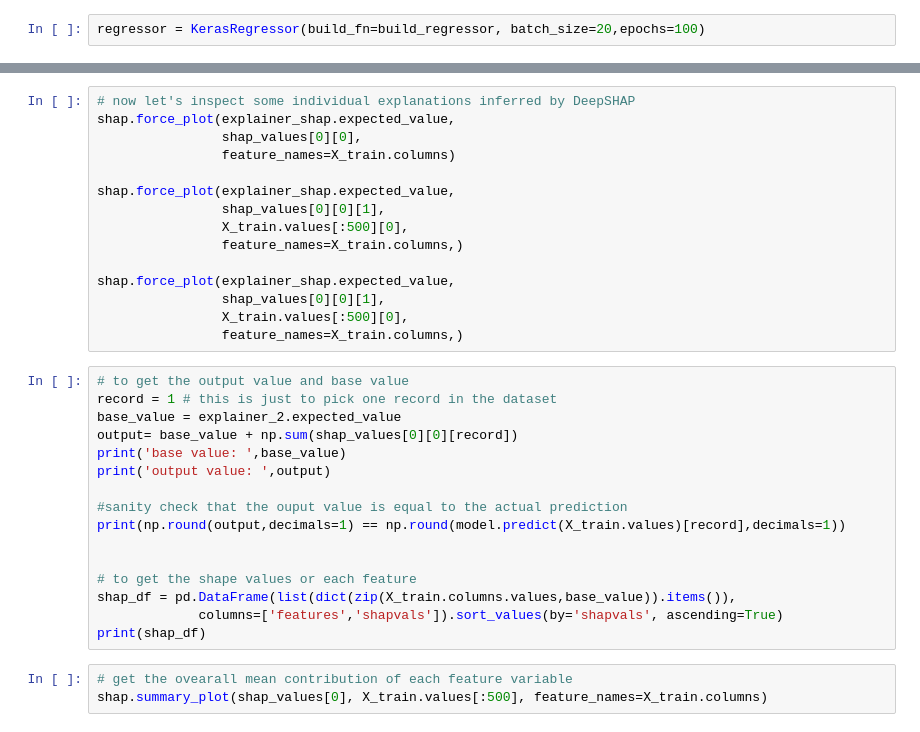
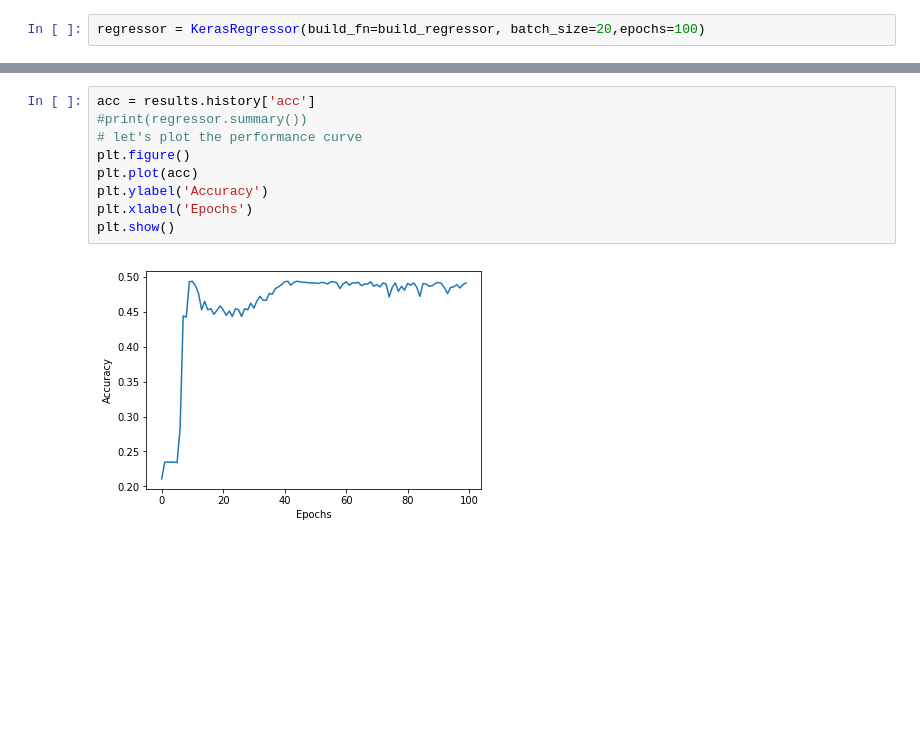
Before and after one commit to adhm271/teamone, a Jupyter notebook: mlp_regression.ipynb, the cells around one changed output, grey strips where cells are left out. Saved outputs shown, nothing was run; the diff lists cells and outputs as text; blank space fills up the shorter version.

```diff
--- a/mlp_regression.ipynb
+++ b/mlp_regression.ipynb
@@ -121,34 +260,11 @@ shap_values = explainer_shap.shap_values(X=X_train.values[:500],
-# %%
-# now let's inspect some individual explanations inferred by DeepSHAP
-shap.force_plot(explainer_shap.expected_value,
-                shap_values[0][0],
-                feature_names=X_train.columns)
-
-shap.force_plot(explainer_shap.expected_value,
-                shap_values[0][0][1],
-                X_train.values[:500][0],
-                feature_names=X_train.columns,)
-
-shap.force_plot(explainer_shap.expected_value,
-                shap_values[0][0][1],
-                X_train.values[:500][0],
-                feature_names=X_train.columns,)
-# %%
-# to get the output value and base value
-record = 1 # this is just to pick one record in the dataset
-base_value = explainer_2.expected_value
-output= base_value + np.sum(shap_values[0][0][record])
-print('base value: ',base_value)
-print('output value: ',output)
-
-#sanity check that the ouput value is equal to the actual prediction
-print(np.round(output,decimals=1) == np.round(model.predict(X_train.values)[record],decimals=1))
-
-
-# to get the shape values or each feature
-shap_df = pd.DataFrame(list(dict(zip(X_train.columns.values,base_value)).items()),
-             columns=['features','shapvals']).sort_values(by='shapvals', ascending=True)
-print(shap_df)
-# %%
-# get the ovearall mean contribution of each feature variable
-shap.summary_plot(shap_values[0], X_train.values[:500], feature_names=X_train.columns)
+# %%
+acc = results.history['acc']
+#print(regressor.summary())
+# let's plot the performance curve
+plt.figure()
+plt.plot(acc)
+plt.ylabel('Accuracy')
+plt.xlabel('Epochs')
+plt.show()
+# %% [output]
+[figure, added]
```
Also changed, not shown: parts of 23 cells of this notebook, 16 other files.
